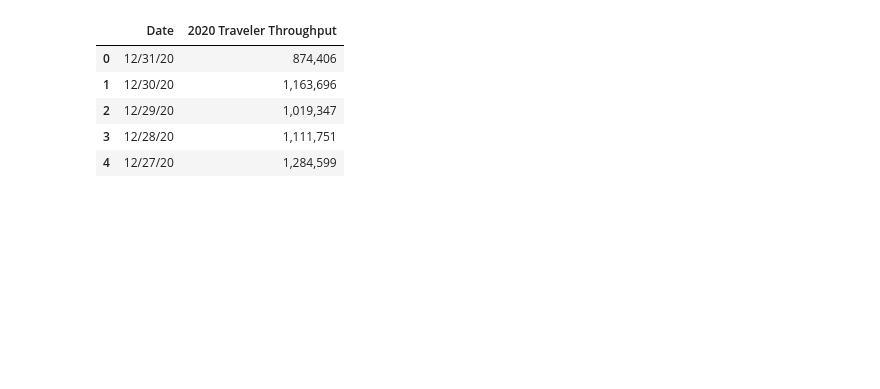
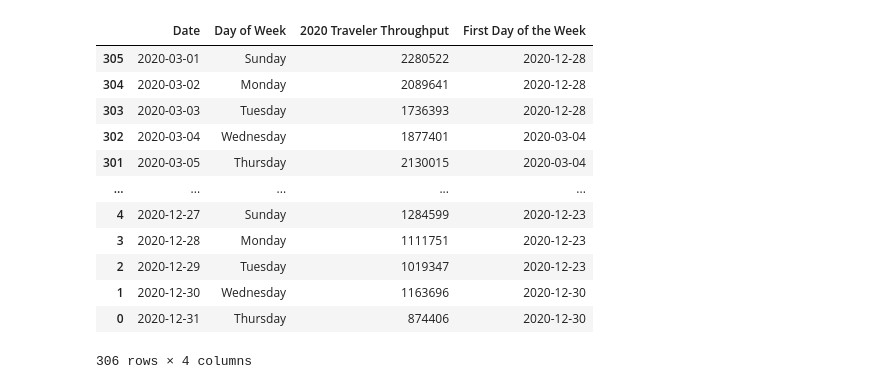
Before and after one commit to apatnoe/Project-1, a Jupyter notebook: tsa_travel.ipynb, the cells around one changed output. Cells and saved outputs as stored; diff of their text form; code cells hidden in the pictures; blank space fills up the shorter version.

```diff
--- a/tsa_travel.ipynb
+++ b/tsa_travel.ipynb
@@ -1,29 +1,57 @@
 # %%
 # Dependencies and Setup (dont need most of these for now)
 import matplotlib.pyplot as plt
 import pandas as pd
 import numpy as np
 import requests
 import json
 import time
+import datetime
 import scipy.stats as st
 from scipy.stats import linregress
+from matplotlib.ticker import ScalarFormatter
+from pylab import *
 
-data_file = "resources/travelstuff.csv"
+data_file = "resources/travel.csv"
 tsa_df = pd.read_csv(data_file)
 del tsa_df["2019 Traveler Throughput"]
+tsa_df = pd.DataFrame(tsa_df)[::-1]
+
+tsa_df["Date"] = pd.to_datetime(tsa_df["Date"])
 tsa_df
 
-# x = tsa_df["Date"]
-# y = tsa_df["2020 Traveler Throughput"]
-# plt.plot(x,y)
-# plt.show()
+for index, row in tsa_df.iterrows():
+    ofweek = ""
+    for character in row["Day of Week"]:
+        if character != ",":
+            ofweek = ofweek + character
+        else:
+            tsa_df.loc[index, "Day of Week"] = ofweek
+            break
 
-tsa_df.head()
+    if day == 1:
+        week = row["Date"]
+        tsa_df.loc[index, "First Day of the Week"] = week
+        day = day + 1
+    elif day == 7:
+        tsa_df.loc[index, "First Day of the Week"] = week
+        day = 1
+    else:
+        tsa_df.loc[index, "First Day of the Week"] = week
+        day = day + 1
+
+tsa_df
 # %% [output]
-|  | Date | 2020 Traveler Throughput |
-| 0 | 12/31/20 | 874,406 |
-| 1 | 12/30/20 | 1,163,696 |
-| 2 | 12/29/20 | 1,019,347 |
-| 3 | 12/28/20 | 1,111,751 |
-| 4 | 12/27/20 | 1,284,599 |
+|  | Date | Day of Week | 2020 Traveler Throughput | First Day of the Week |
+| 305 | 2020-03-01 | Sunday | 2280522 | 2020-12-28 |
+| 304 | 2020-03-02 | Monday | 2089641 | 2020-12-28 |
+| 303 | 2020-03-03 | Tuesday | 1736393 | 2020-12-28 |
+| 302 | 2020-03-04 | Wednesday | 1877401 | 2020-03-04 |
+| 301 | 2020-03-05 | Thursday | 2130015 | 2020-03-04 |
+| ... | ... | ... | ... | ... |
+| 4 | 2020-12-27 | Sunday | 1284599 | 2020-12-23 |
+| 3 | 2020-12-28 | Monday | 1111751 | 2020-12-23 |
+| 2 | 2020-12-29 | Tuesday | 1019347 | 2020-12-23 |
+| 1 | 2020-12-30 | Wednesday | 1163696 | 2020-12-30 |
+| 0 | 2020-12-31 | Thursday | 874406 | 2020-12-30 |
+306 rows × 4 columns
```
Also changed, not shown: parts of 2 cells of this notebook.
